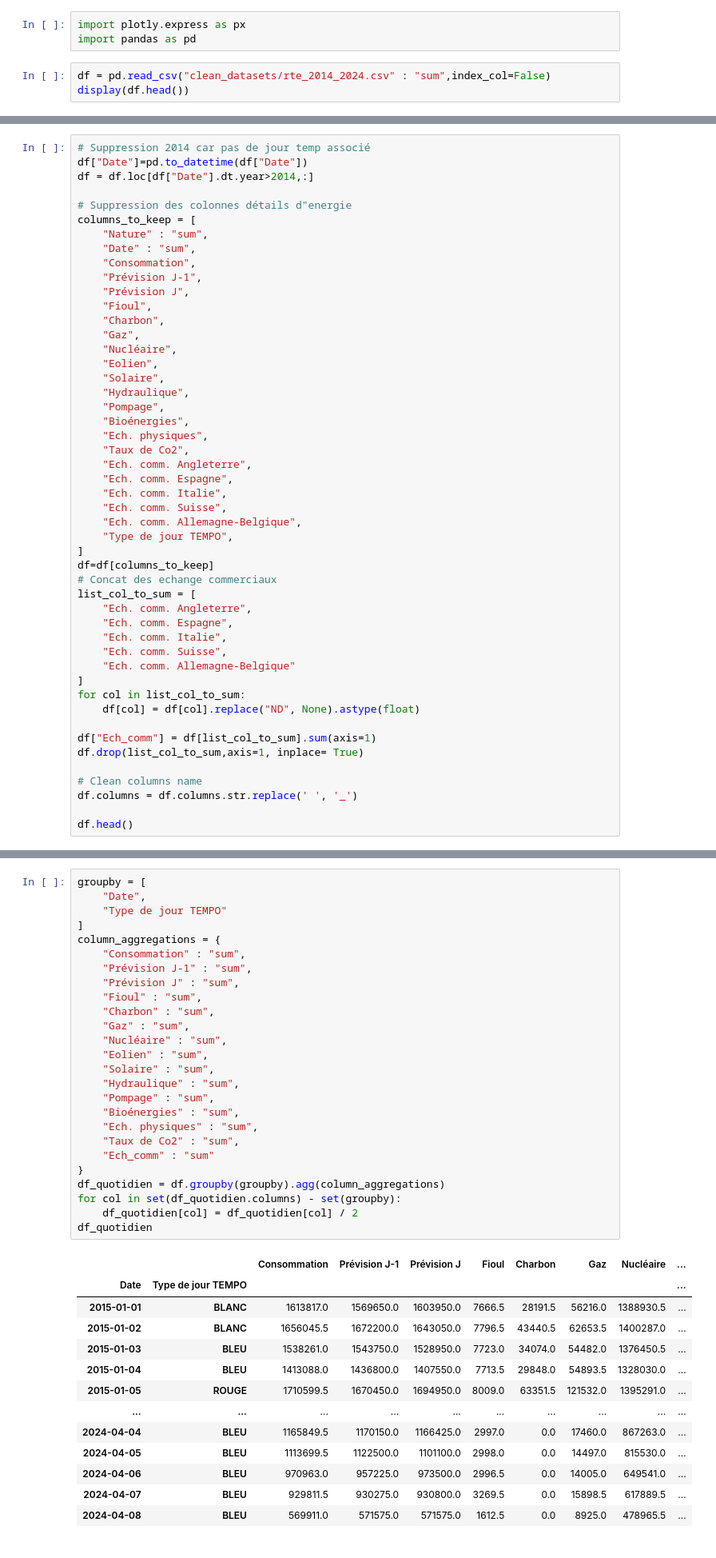
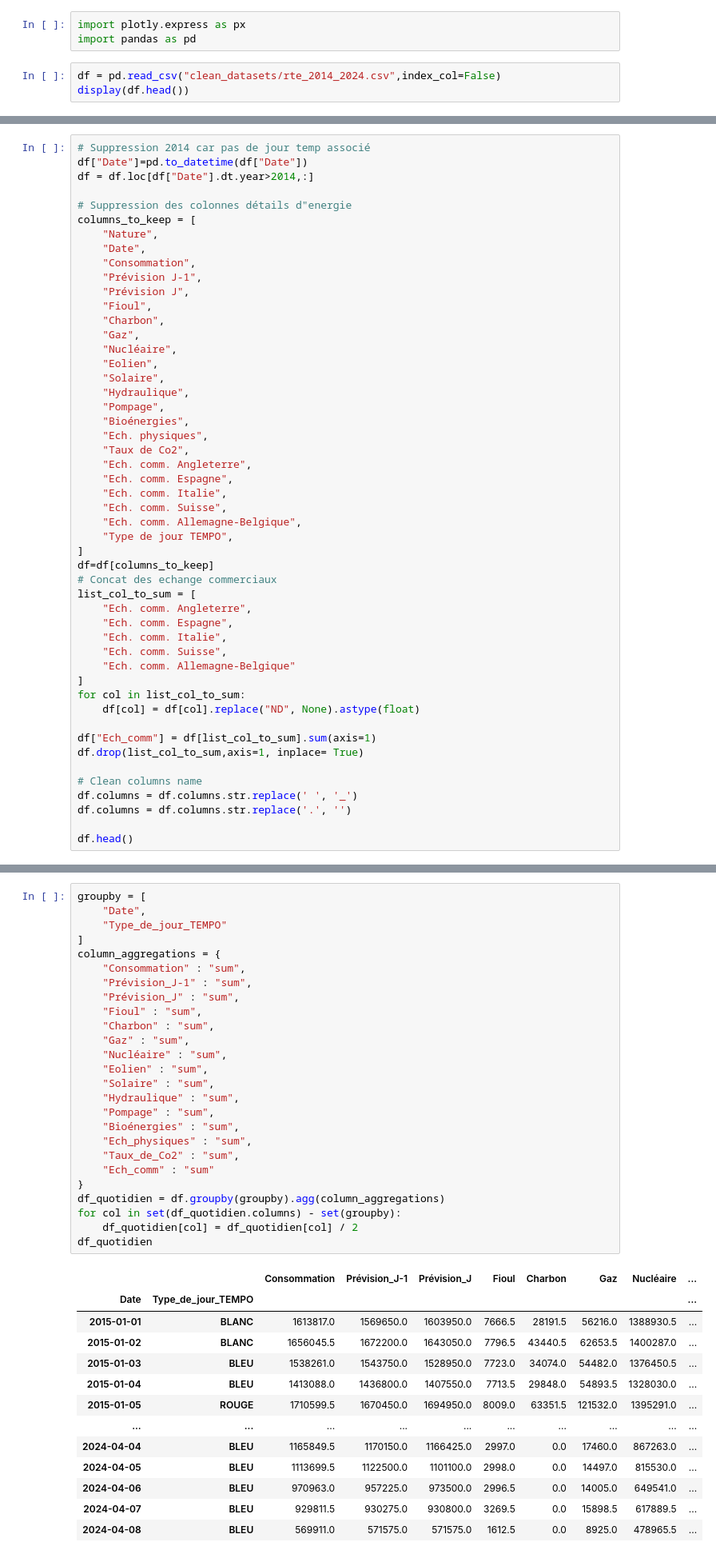
Before and after one commit to GreenForecast-Squad/energetic-stress-production, a Jupyter notebook: aggregate_rte.ipynb, the cells around one changed output, grey strips where cells are left out. Shown at 80% size. Drawn from its saved outputs; the diff is of its cells as text.

```diff
--- a/aggregate_rte.ipynb
+++ b/aggregate_rte.ipynb
@@ -2,6 +2,6 @@
 import plotly.express as px
 import pandas as pd
 # %%
-df = pd.read_csv("clean_datasets/rte_2014_2024.csv" : "sum",index_col=False)
+df = pd.read_csv("clean_datasets/rte_2014_2024.csv",index_col=False)
 display(df.head())
 # %% [output]
@@ -19,8 +20,8 @@ df = df.loc[df["Date"].dt.year>2014,:]
 
 # Suppression des colonnes détails d"energie
 columns_to_keep = [
-    "Nature" : "sum",
-    "Date" : "sum",
+    "Nature",
+    "Date",
     "Consommation",
     "Prévision J-1",
     "Prévision J",
@@ -59,6 +60,7 @@ df.drop(list_col_to_sum,axis=1, inplace= True)
 
 # Clean columns name
 df.columns = df.columns.str.replace(' ', '_')
+df.columns = df.columns.str.replace('.', '')
 
 df.head()
 # %% [output]
@@ -66,32 +81,32 @@ SyntaxError: invalid syntax (867814556.py, line 7)
 # %%
 groupby = [
     "Date",
-    "Type de jour TEMPO"
+    "Type_de_jour_TEMPO"
 ]
 column_aggregations = {
     "Consommation" : "sum",
-    "Prévision J-1" : "sum",
-    "Prévision J" : "sum",
+    "Prévision_J-1" : "sum",
+    "Prévision_J" : "sum",
     "Fioul" : "sum",
     "Charbon" : "sum",
     "Gaz" : "sum",
     "Nucléaire" : "sum",
     "Eolien" : "sum",
     "Solaire" : "sum",
     "Hydraulique" : "sum",
     "Pompage" : "sum",
     "Bioénergies" : "sum",
-    "Ech. physiques" : "sum",
-    "Taux de Co2" : "sum",
+    "Ech_physiques" : "sum",
+    "Taux_de_Co2" : "sum",
     "Ech_comm" : "sum"
 }
 df_quotidien = df.groupby(groupby).agg(column_aggregations)
 for col in set(df_quotidien.columns) - set(groupby):
     df_quotidien[col] = df_quotidien[col] / 2
 df_quotidien
 # %% [output]
-|  |  | Consommation | Prévision J-1 | Prévision J | Fioul | Charbon | Gaz | Nucléaire | ... |
-| Date | Type de jour TEMPO |  |  |  |  |  |  |  | ... |
+|  |  | Consommation | Prévision_J-1 | Prévision_J | Fioul | Charbon | Gaz | Nucléaire | ... |
+| Date | Type_de_jour_TEMPO |  |  |  |  |  |  |  | ... |
 | 2015-01-01 | BLANC | 1613817.0 | 1569650.0 | 1603950.0 | 7666.5 | 28191.5 | 56216.0 | 1388930.5 | ... |
 | 2015-01-02 | BLANC | 1656045.5 | 1672200.0 | 1643050.0 | 7796.5 | 43440.5 | 62653.5 | 1400287.0 | ... |
 | 2015-01-03 | BLEU | 1538261.0 | 1543750.0 | 1528950.0 | 7723.0 | 34074.0 | 54482.0 | 1376450.5 | ... |
```
Also changed, not shown: parts of 3 cells of this notebook.
